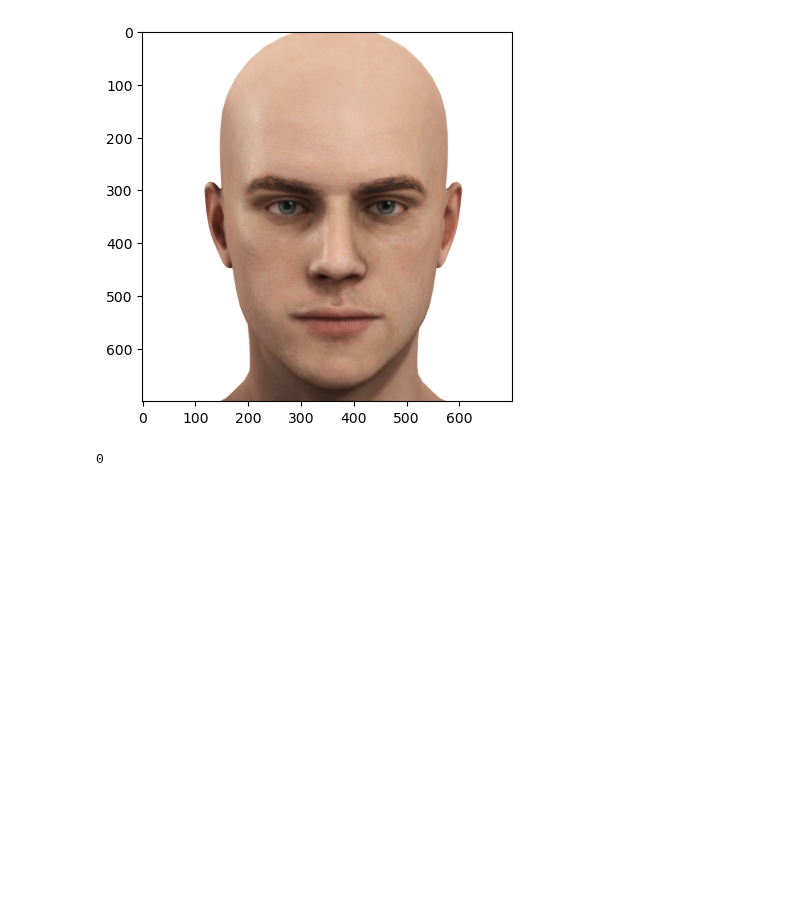
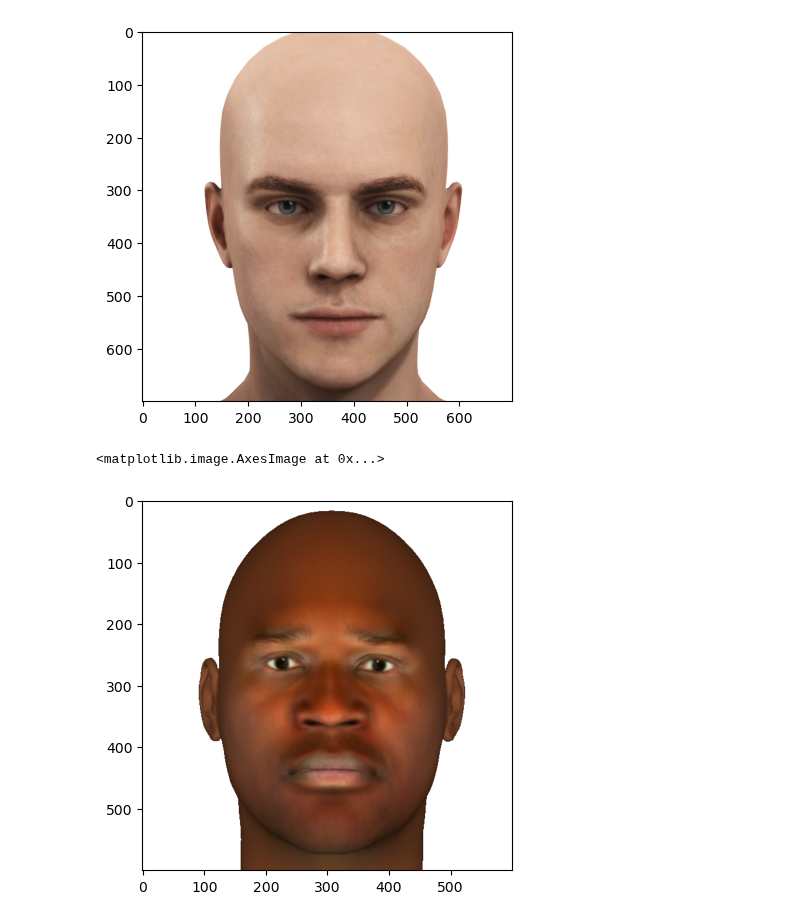
Before and after one commit to hiyuantang/FAU_Dataset, a Jupyter notebook: code/vis_trans.ipynb, the cells around one changed output. Drawn from its saved outputs; the diff is of its cells as text; code cells hidden in the pictures; blank space fills up the shorter version.

```diff
--- a/code/vis_trans.ipynb
+++ b/code/vis_trans.ipynb
@@ -16,7 +16,10 @@ plt.imshow(img)
 # %% [output]
 <matplotlib.image.AxesImage at 0x...>
 [figure]
-# %%
-5%5
-# %% [output]
-0
+# %%
+img = mpimg.imread('/Volumes/Yuan-T7/Datasets/face_gen/images/African/a/4a_4.2.png')
+img = img[100:700, 50:650,:]
+plt.imshow(img)
+# %% [output]
+<matplotlib.image.AxesImage at 0x...>
+[figure, added]
```
